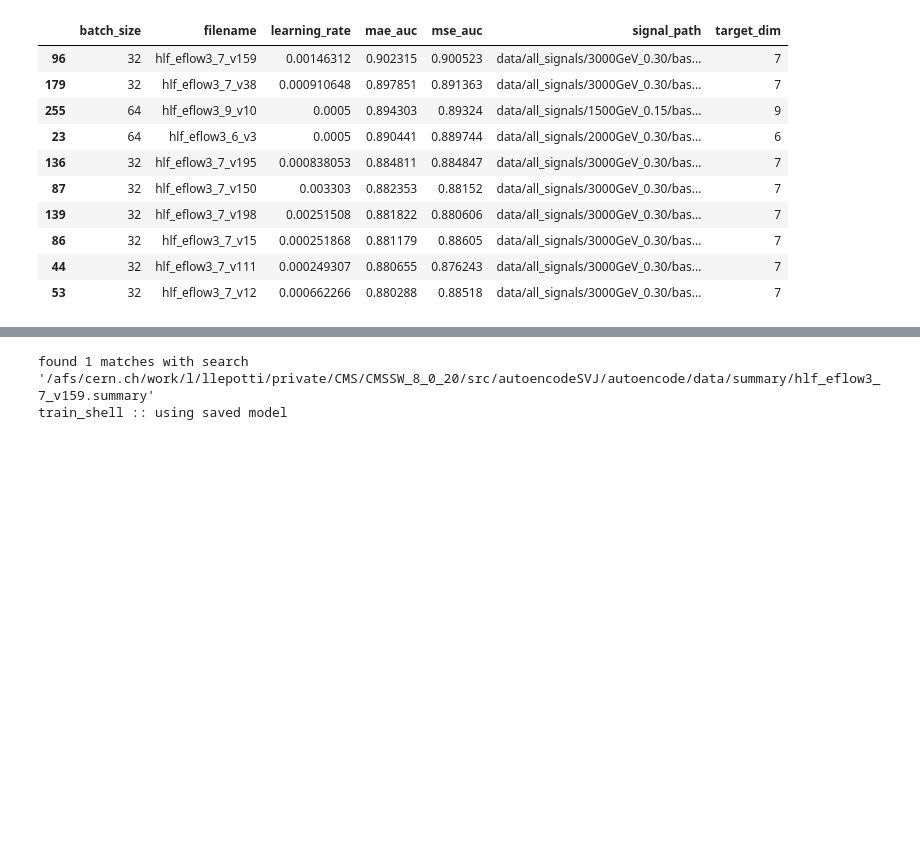
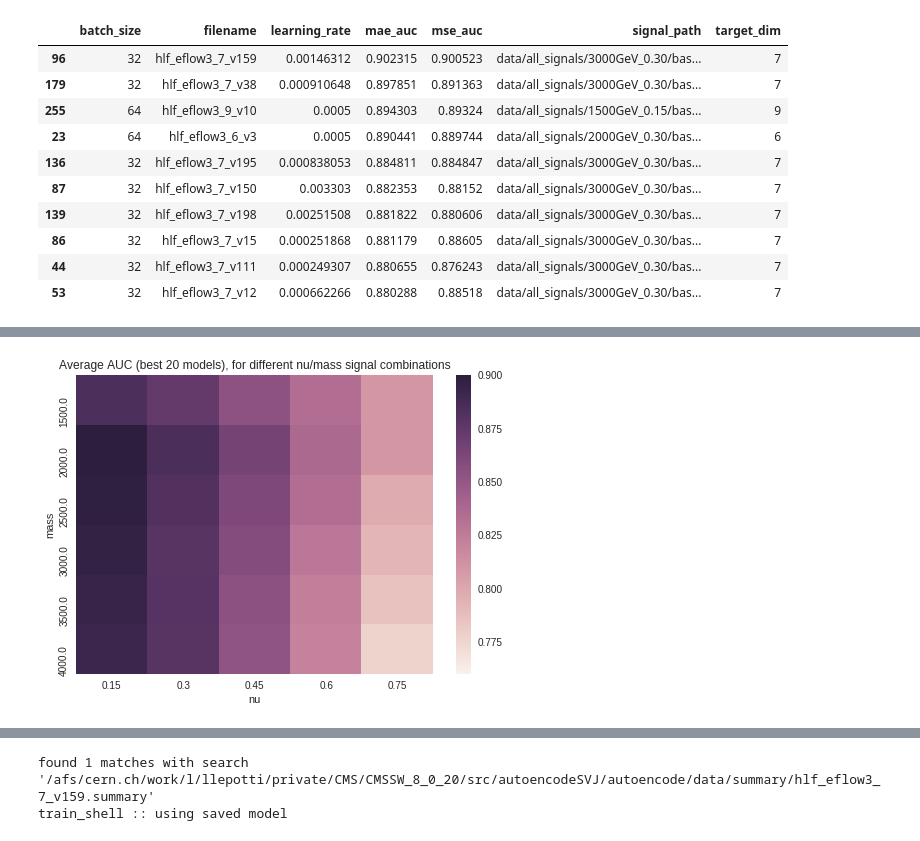
Before and after one commit to luclepot/SVJ, a Jupyter notebook: newplots.ipynb, the cells around one changed output, grey strips where cells are left out. Cells and saved outputs as stored; diff of their text form; code cells hidden in the pictures; blank space fills up the shorter version.

```diff
--- a/newplots.ipynb
+++ b/newplots.ipynb
@@ -136,0 +25,25 @@ train_shell :: using saved model
+# %%
+import glob
+import pandas as pd
+l = {}
+for f in glob.glob('TEST/*'):
+    lp = pd.read_csv(f)
+    fp = f.split('/')[-1]
+    lp['name'] = fp
+    l[fp] = lp
+l = pd.concat(l)
+
+l['mass_nu_ratio'] = zip(l.mass, l.nu)
+# l = l.drop(['Unnamed: 0', 'mass', 'nu'], axis=1).T
+l0 = l.pivot('mass_nu_ratio', 'name', 'auc')
+# %%
+n = 20
+lp = l0.iloc[:,np.argsort(l0.mean()).values[::-1][:n]].mean(axis=1).to_frame().reset_index().rename(columns={0: 'auc'})
+lp['mass'] = lp.mass_nu_ratio.apply(lambda x: x[0])
+lp['nu'] = lp.mass_nu_ratio.apply(lambda x: x[1])
+lp = lp.drop('mass_nu_ratio', axis=1).pivot('mass','nu', 'auc')
+sns.heatmap(lp, vmax=.9, vmin=0.76)
+plt.title('Average AUC (best {} models), for different nu/mass signal combinations'.format(n))
+plt.show()
+# %% [output]
+[figure, added]
```
Also changed, not shown: parts of 17 cells of this notebook, 1 other file.
